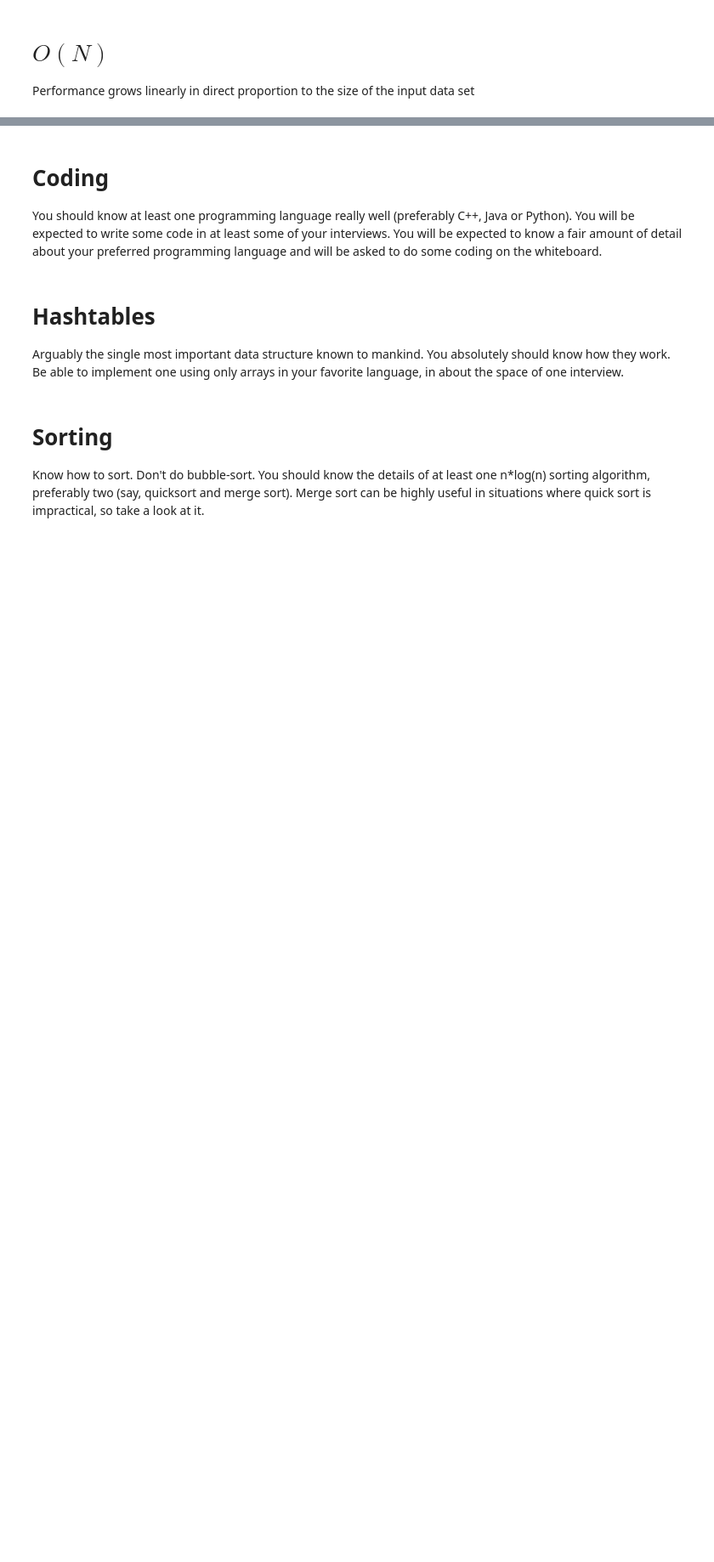
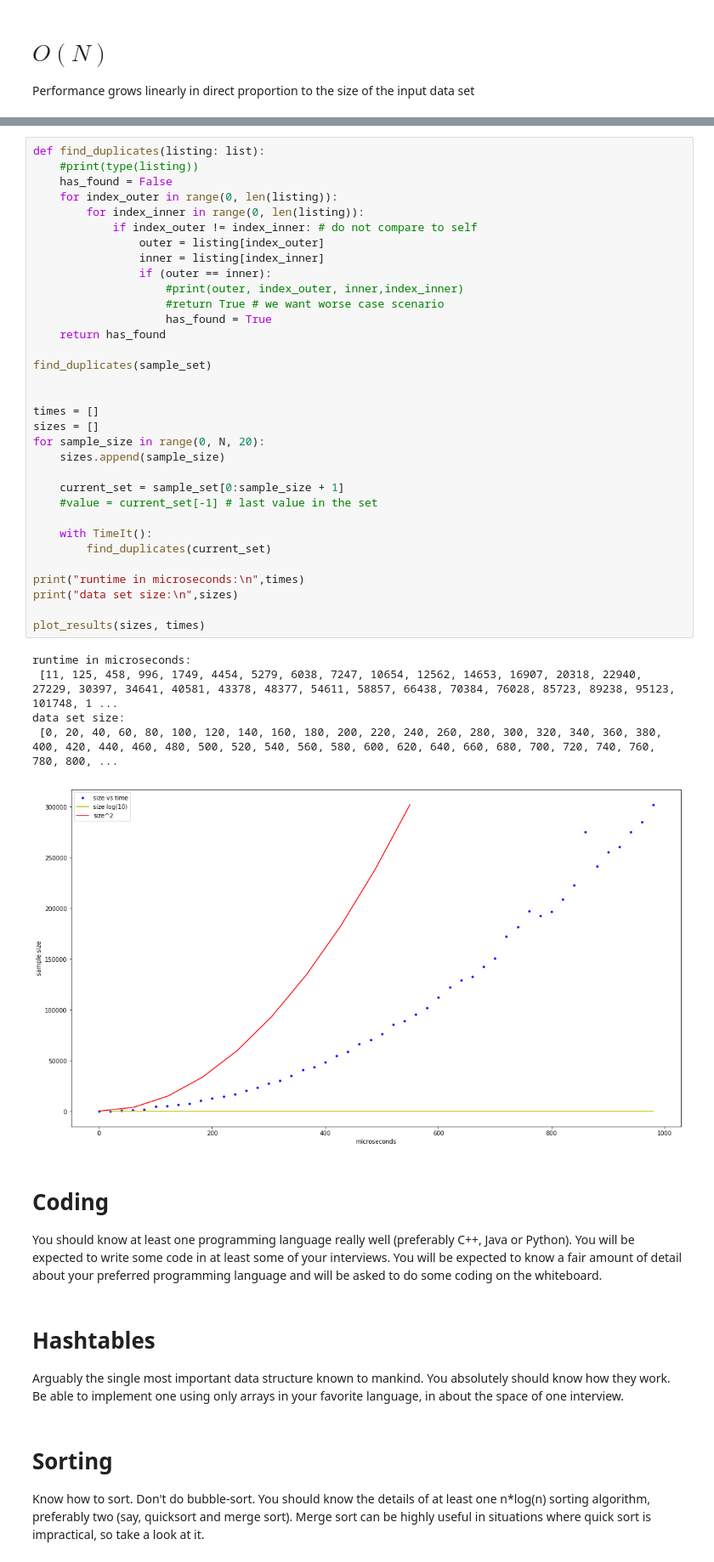
Before and after one commit to UkiDLucas/python_zen_interviews, a Jupyter notebook: topcoder.ipynb, the cells around one changed output, grey strips where cells are left out. Shown at 85% size. Saved outputs shown, nothing was run; the diff lists cells and outputs as text; blank space fills up the shorter version.

```diff
--- a/topcoder.ipynb
+++ b/topcoder.ipynb
@@ -172,3 +199,42 @@ data set size:
+# %%
+def find_duplicates(listing: list):
+    #print(type(listing))
+    has_found = False
+    for index_outer in range(0, len(listing)):
+        for index_inner in range(0, len(listing)):
+            if index_outer != index_inner: # do not compare to self
+                outer = listing[index_outer]
+                inner = listing[index_inner]
+                if (outer == inner):
+                    #print(outer, index_outer, inner,index_inner)
+                    #return True # we want worse case scenario
+                    has_found = True
+    return has_found
+
+find_duplicates(sample_set)
+
+
+times = []
+sizes = []
+for sample_size in range(0, N, 20):
+    sizes.append(sample_size)
+
+    current_set = sample_set[0:sample_size + 1]
+    #value = current_set[-1] # last value in the set
+
+    with TimeIt():
+        find_duplicates(current_set)
+
+print("runtime in microseconds:\n",times)
+print("data set size:\n",sizes)
+
+plot_results(sizes, times)
+# %% [output]
+runtime in microseconds:
+ [11, 125, 458, 996, 1749, 4454, 5279, 6038, 7247, 10654, 12562, 14653, 16907, 20318, 22940, 27229, 30397, 34641, 40581, 43378, 48377, 54611, 58857, 66438, 70384, 76028, 85723, 89238, 95123, 101748, 1 ...
+data set size:
+ [0, 20, 40, 60, 80, 100, 120, 140, 160, 180, 200, 220, 240, 260, 280, 300, 320, 340, 360, 380, 400, 420, 440, 460, 480, 500, 520, 540, 560, 580, 600, 620, 640, 660, 680, 700, 720, 740, 760, 780, 800, ...
+[figure, added]
 # %% [markdown]
 # Coding
 
```
Also changed, not shown: parts of 7 cells of this notebook, 2 other files.
